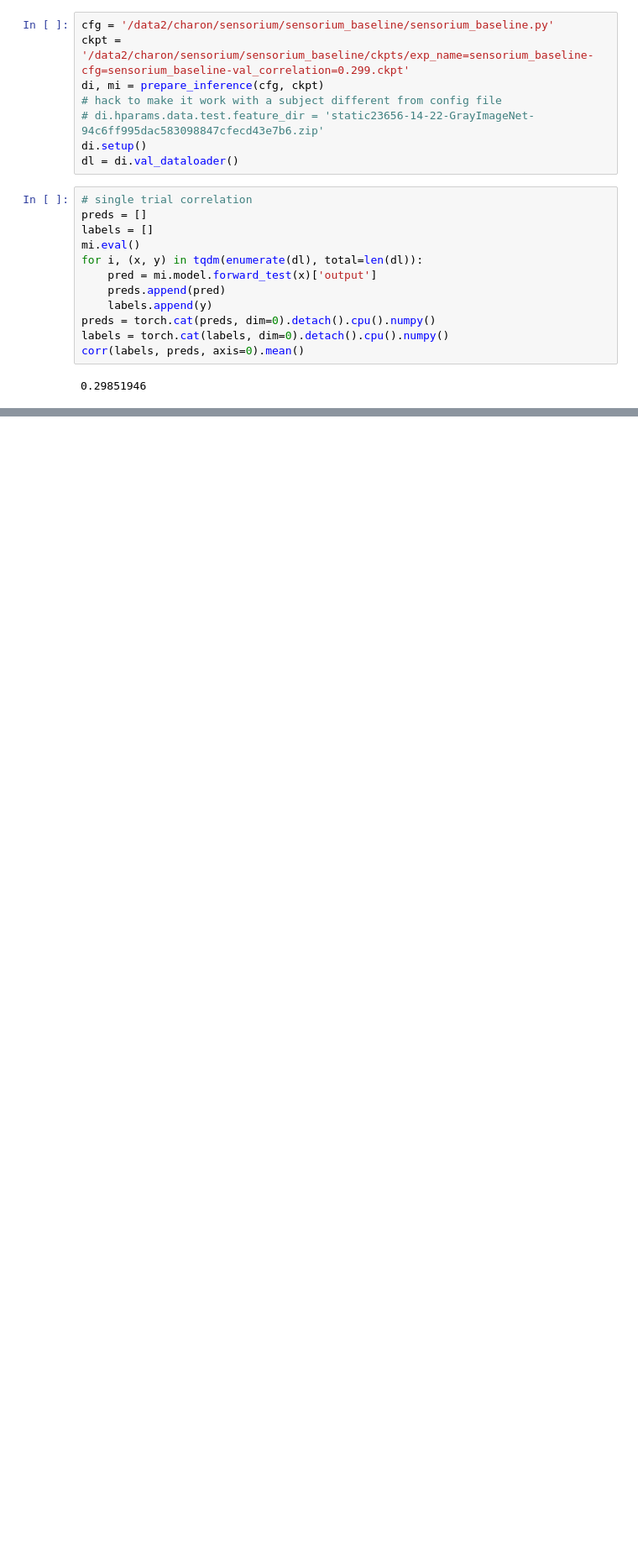
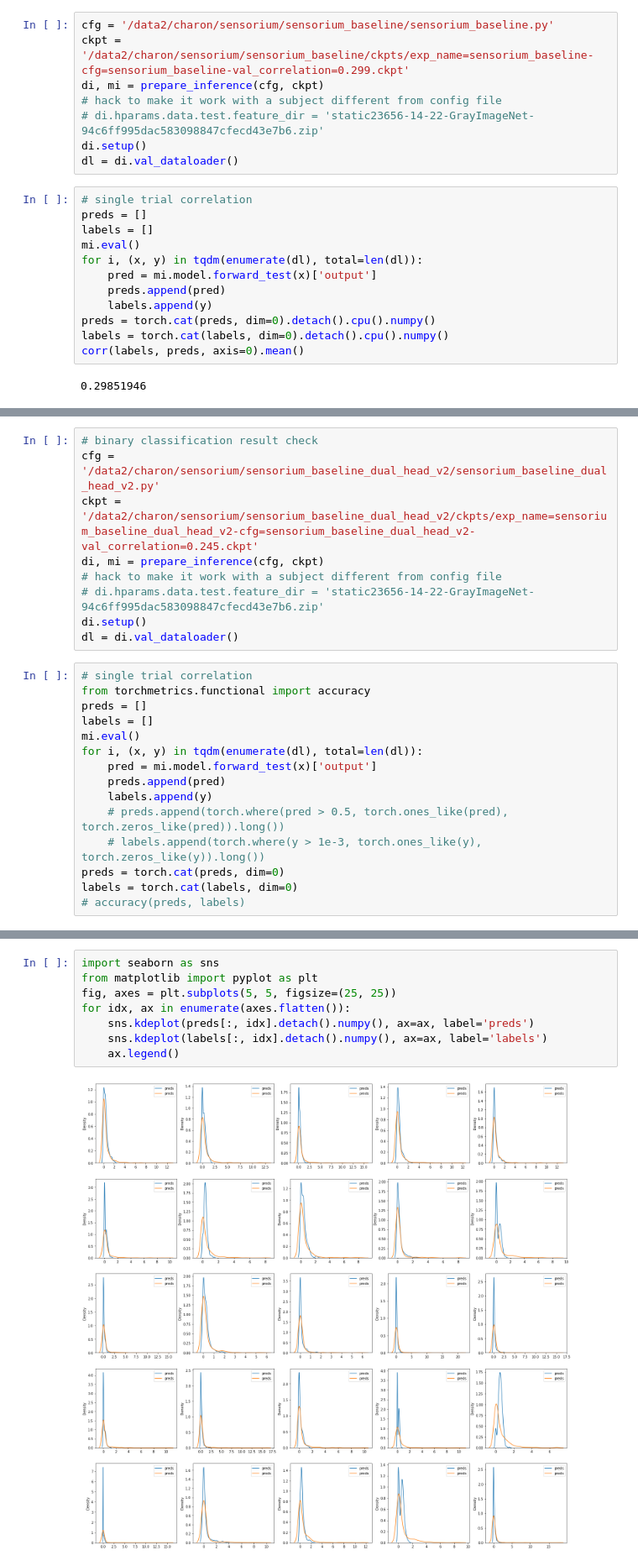
Before and after one commit to CharonWangg/sensorium, a Jupyter notebook: run/notebooks/evaluation.ipynb, the cells around one changed output, grey strips where cells are left out. Shown at 84% size. Drawn from its saved outputs; the diff is of its cells as text; blank space fills up the shorter version.

```diff
--- a/run/notebooks/evaluation.ipynb
+++ b/run/notebooks/evaluation.ipynb
@@ -47,2 +49,26 @@ for k, v in preds.items():
     corrs.append(corr(labels[k], preds[k], axis=0).mean())
 corrs = np.mean(corrs)
+# %%
+# binary classification result check
+cfg = '/data2/charon/sensorium/sensorium_baseline_dual_head_v2/sensorium_baseline_dual_head_v2.py'
+ckpt = '/data2/charon/sensorium/sensorium_baseline_dual_head_v2/ckpts/exp_name=sensorium_baseline_dual_head_v2-cfg=sensorium_baseline_dual_head_v2-val_correlation=0.245.ckpt'
+di, mi = prepare_inference(cfg, ckpt)
+# hack to make it work with a subject different from config file
+# di.hparams.data.test.feature_dir = 'static23656-14-22-GrayImageNet-94c6ff995dac583098847cfecd43e7b6.zip'
+di.setup()
+dl = di.val_dataloader()
+# %%
+# single trial correlation
+from torchmetrics.functional import accuracy
+preds = []
+labels = []
+mi.eval()
+for i, (x, y) in tqdm(enumerate(dl), total=len(dl)):
+    pred = mi.model.forward_test(x)['output']
+    preds.append(pred)
+    labels.append(y)
+    # preds.append(torch.where(pred > 0.5, torch.ones_like(pred), torch.zeros_like(pred)).long())
+    # labels.append(torch.where(y > 1e-3, torch.ones_like(y), torch.zeros_like(y)).long())
+preds = torch.cat(preds, dim=0)
+labels = torch.cat(labels, dim=0)
+# accuracy(preds, labels)
@@ -48,0 +86,10 @@ corrs = np.mean(corrs)
+# %%
+import seaborn as sns
+from matplotlib import pyplot as plt
+fig, axes = plt.subplots(5, 5, figsize=(25, 25))
+for idx, ax in enumerate(axes.flatten()):
+    sns.kdeplot(preds[:, idx].detach().numpy(), ax=ax, label='preds')
+    sns.kdeplot(labels[:, idx].detach().numpy(), ax=ax, label='labels')
+    ax.legend()
+# %% [output]
+[figure, added]
```
Also changed, not shown: parts of 7 cells of this notebook, 14 other files.
